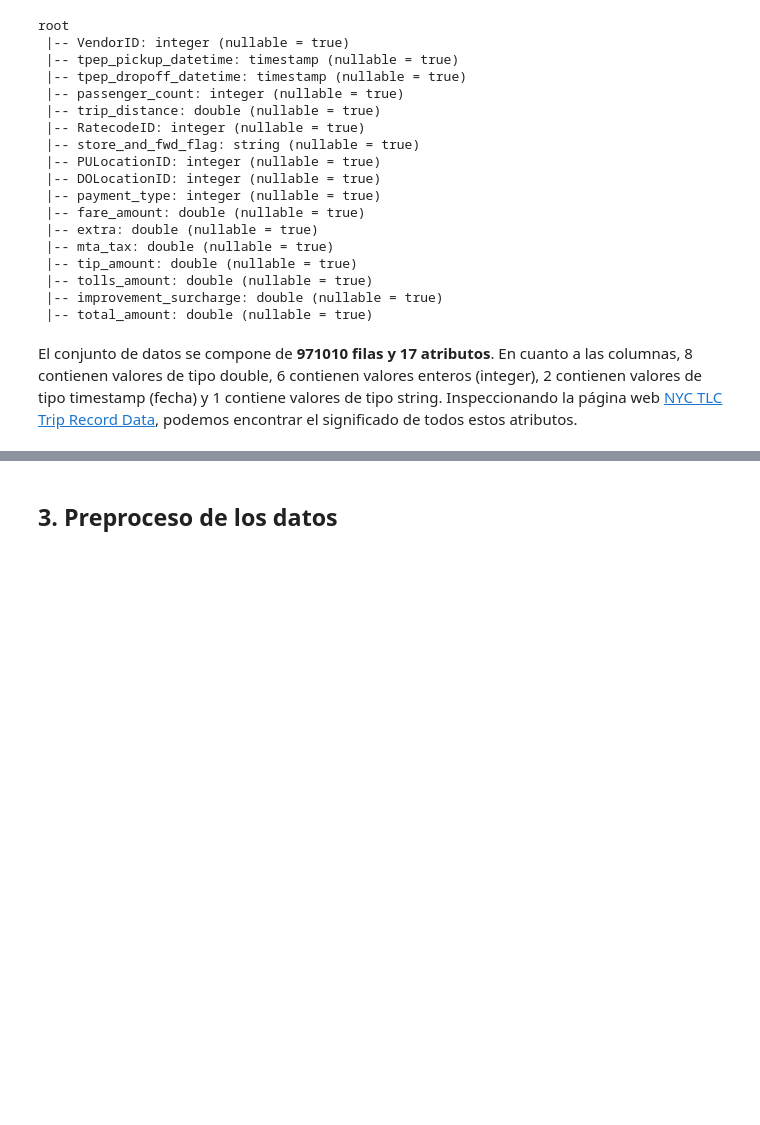
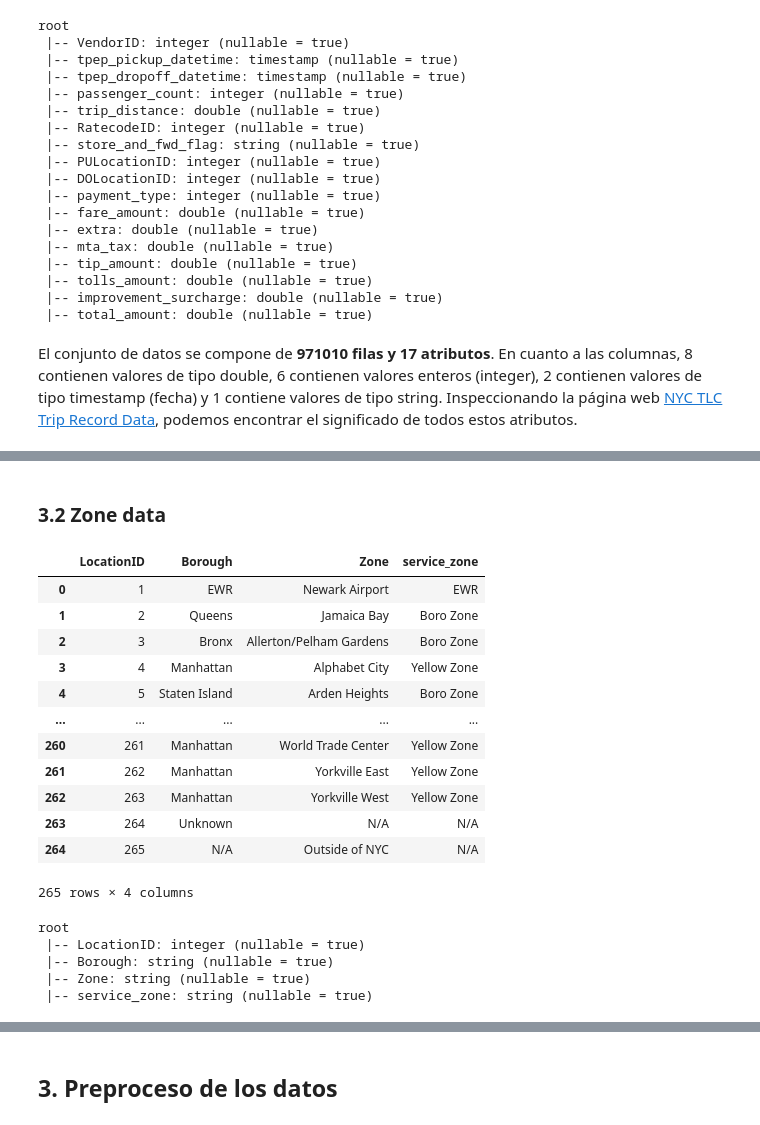
Before and after one commit to pablohd10/hpc-spark-taxi-trip-analysis, a Jupyter notebook: hpc-spark-taxi-trip-analysis.ipynb, the cells around one changed output, grey strips where cells are left out. Cells and saved outputs as stored; diff of their text form; code cells hidden in the pictures; blank space fills up the shorter version.

```diff
--- a/hpc-spark-taxi-trip-analysis.ipynb
+++ b/hpc-spark-taxi-trip-analysis.ipynb
@@ -81,0 +92,6 @@ Se obtiene un objeto dataframe de Spark con los datos almacenados.
+# %%
+# Leemos el fichero con información sobre las zonas
+route_zone_data = "data/taxi_zone_lookup.csv"
+
+# Leemos el archivo CSV como un DataFrame de Spark
+zone_data_df = spark.read.csv(route_zone_data, header=True, inferSchema=True)
@@ -122,0 +152,26 @@ El conjunto de datos se compone de **971010 filas y 17 atributos**. En cuanto a
+# %% [markdown]
+### 3.2 Zone data
+# %%
+zone_data_df.toPandas()
+# %% [output]
+|  | LocationID | Borough | Zone | service_zone |
+| 0 | 1 | EWR | Newark Airport | EWR |
+| 1 | 2 | Queens | Jamaica Bay | Boro Zone |
+| 2 | 3 | Bronx | Allerton/Pelham Gardens | Boro Zone |
+| 3 | 4 | Manhattan | Alphabet City | Yellow Zone |
+| 4 | 5 | Staten Island | Arden Heights | Boro Zone |
+| ... | ... | ... | ... | ... |
+| 260 | 261 | Manhattan | World Trade Center | Yellow Zone |
+| 261 | 262 | Manhattan | Yorkville East | Yellow Zone |
+| 262 | 263 | Manhattan | Yorkville West | Yellow Zone |
+| 263 | 264 | Unknown | N/A | N/A |
+| 264 | 265 | N/A | Outside of NYC | N/A |
+265 rows × 4 columns
+# %%
+zone_data_df.printSchema()
+# %% [output]
+root
+ |-- LocationID: integer (nullable = true)
+ |-- Borough: string (nullable = true)
+ |-- Zone: string (nullable = true)
+ |-- service_zone: string (nullable = true)
```
Also changed, not shown: parts of 22 cells of this notebook, 1 other file.
